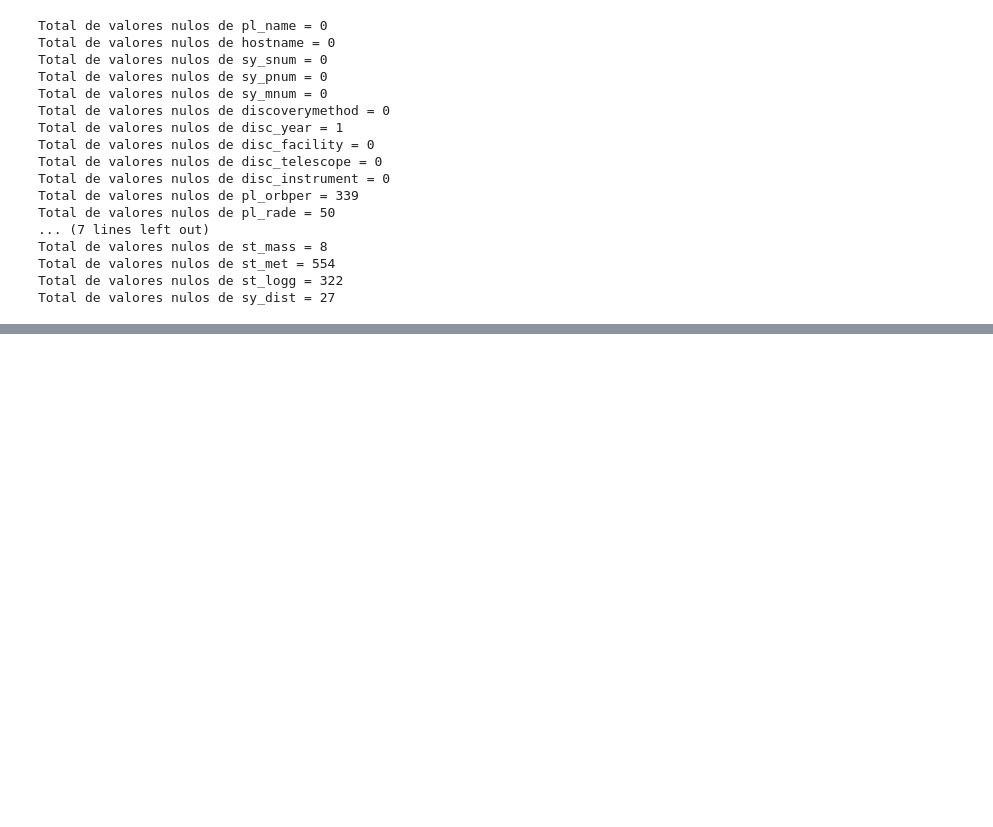
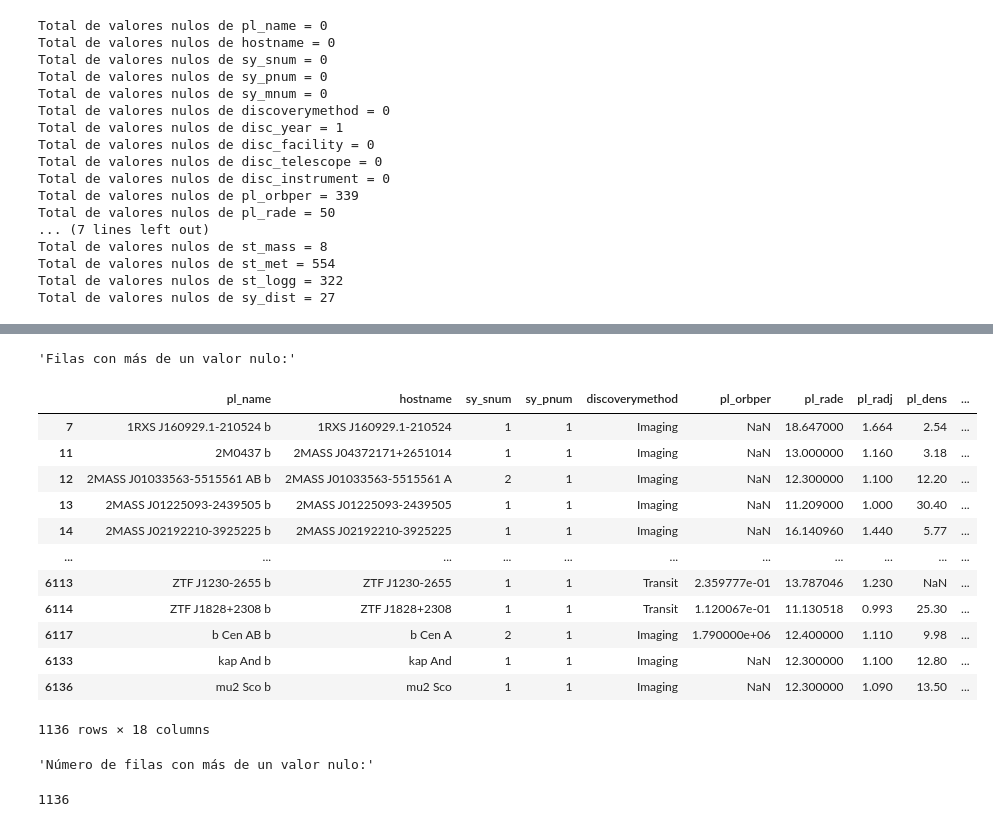
Before and after one commit to DAGP1145/Mineriadedatos, a Jupyter notebook: Mineria_De_Datos.ipynb, the cells around one changed output, grey strips where cells are left out. Drawn from its saved outputs; the diff is of its cells as text; code cells hidden in the pictures; blank space fills up the shorter version.

```diff
--- a/Mineria_De_Datos.ipynb
+++ b/Mineria_De_Datos.ipynb
@@ -382,0 +429,5 @@ Total de valores nulos de sy_dist = 27
+# %%
+#Eliminando columnas sin valor analítico
+columnas_sin_valor_analitico = ['sy_mnum', 'disc_facility', 'disc_telescope', 'disc_instrument', 'disc_year']
+systemplanets_draft = systemplanets.drop(columns=columnas_sin_valor_analitico)
+print(systemplanets_draft.shape)
@@ -382,0 +481,26 @@ Total de valores nulos de sy_dist = 27
+# %%
+# Contar el número de valores nulos por fila
+nulos_por_fila = systemplanets_draft.isnull().sum(axis=1)
+
+# Filtrar el DataFrame para mostrar solo las filas con más de un valor nulo
+filas_con_dos_o_mas_nulos = systemplanets_draft[nulos_por_fila > 1]
+
+display("Filas con más de un valor nulo:", filas_con_dos_o_mas_nulos)
+display("Número de filas con más de un valor nulo:", len(filas_con_dos_o_mas_nulos))
+# %% [output]
+'Filas con más de un valor nulo:'
+|  | pl_name | hostname | sy_snum | sy_pnum | discoverymethod | pl_orbper | pl_rade | pl_radj | pl_dens | ... |
+| 7 | 1RXS J160929.1-210524 b | 1RXS J160929.1-210524 | 1 | 1 | Imaging | NaN | 18.647000 | 1.664 | 2.54 | ... |
+| 11 | 2M0437 b | 2MASS J04372171+2651014 | 1 | 1 | Imaging | NaN | 13.000000 | 1.160 | 3.18 | ... |
+| 12 | 2MASS J01033563-5515561 AB b | 2MASS J01033563-5515561 A | 2 | 1 | Imaging | NaN | 12.300000 | 1.100 | 12.20 | ... |
+| 13 | 2MASS J01225093-2439505 b | 2MASS J01225093-2439505 | 1 | 1 | Imaging | NaN | 11.209000 | 1.000 | 30.40 | ... |
+| 14 | 2MASS J02192210-3925225 b | 2MASS J02192210-3925225 | 1 | 1 | Imaging | NaN | 16.140960 | 1.440 | 5.77 | ... |
+| ... | ... | ... | ... | ... | ... | ... | ... | ... | ... | ... |
+| 6113 | ZTF J1230-2655 b | ZTF J1230-2655 | 1 | 1 | Transit | 2.359777e-01 | 13.787046 | 1.230 | NaN | ... |
+| 6114 | ZTF J1828+2308 b | ZTF J1828+2308 | 1 | 1 | Transit | 1.120067e-01 | 11.130518 | 0.993 | 25.30 | ... |
+| 6117 | b Cen AB b | b Cen A | 2 | 1 | Imaging | 1.790000e+06 | 12.400000 | 1.110 | 9.98 | ... |
+| 6133 | kap And b | kap And | 1 | 1 | Imaging | NaN | 12.300000 | 1.100 | 12.80 | ... |
+| 6136 | mu2 Sco b | mu2 Sco | 1 | 1 | Imaging | NaN | 12.300000 | 1.090 | 13.50 | ... |
+1136 rows × 18 columns
+'Número de filas con más de un valor nulo:'
+1136
```
Also changed, not shown: parts of 31 cells of this notebook.
